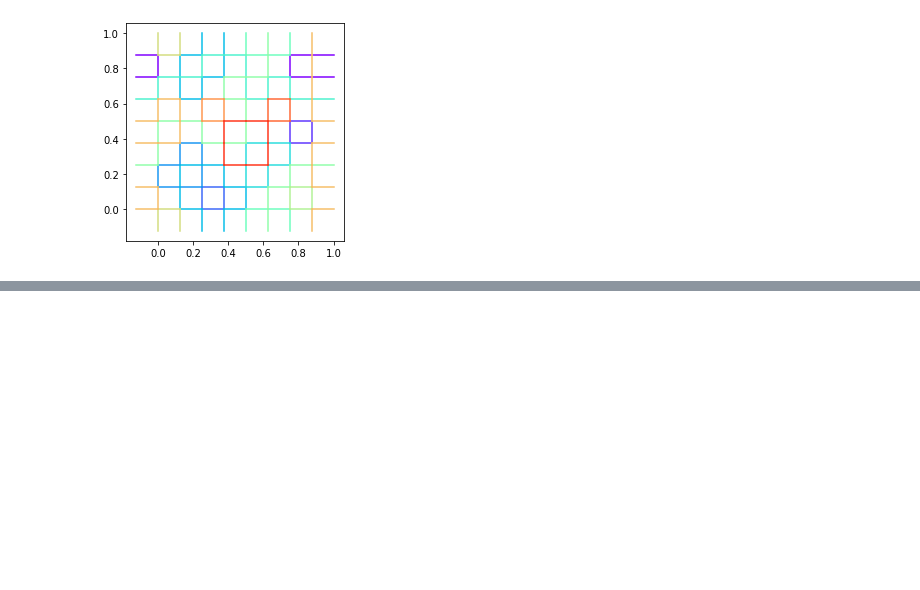
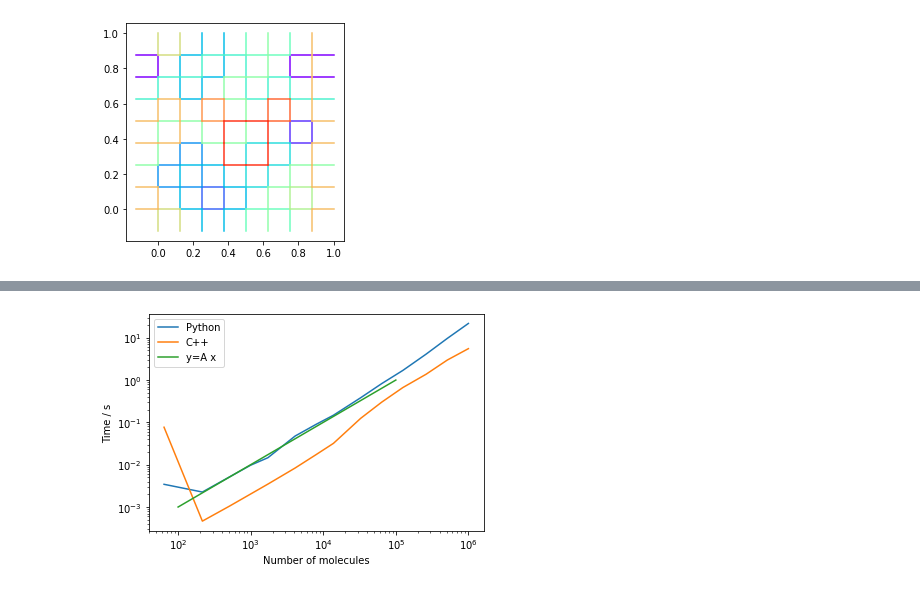
Before and after one commit to vitroid/TileCycles, a Jupyter notebook: TileCycles.ipynb, the cells around one changed output, grey strips where cells are left out. Saved outputs shown, nothing was run; the diff lists cells and outputs as text; code cells hidden in the pictures; blank space fills up the shorter version.

```diff
--- a/TileCycles.ipynb
+++ b/TileCycles.ipynb
@@ -177,8 +177,6 @@ for NN in range(4,100):
     g0 = raw['graph']
     Nnode = g0.number_of_nodes()
 
-    # 一旦無向グラフになおし、
-
     delta = 0.0
     Nrep  = 0
     while delta < maxAccum and Nrep < maxRepeat:
@@ -187,10 +185,7 @@ for NN in range(4,100):
         now = time.time()
         dd = nx.DiGraph()
         for cycle in tileByCycles(g):
-            if random.randint(0,1) == 0:
-                nx.add_cycle(dd, cycle)
-            else:
-                nx.add_cycle(dd, cycle[::-1])
+            nx.add_cycle(dd, cycle)
         delta += time.time() - now
         Nrep  += 1
     delta /= Nrep
@@ -392,0 +439,25 @@ fig1.savefig("map.pdf", bbox='tight')
+# %%
+from matplotlib import pyplot as plt
+
+
+gen  = np.array(gen)
+cpp  = np.array(cpp)
+
+
+fig1, ax = plt.subplots()
+
+lin = np.linspace(1e2, 1e5,100)
+plt.loglog(gen[:,0], gen[:,1], label="Python")
+plt.loglog(cpp[:,0], cpp[:,1], label="C++")
+
+plt.loglog(lin, lin*1e-5, label=r"y=A x")
+plt.legend()
+plt.xlabel("Number of molecules")
+plt.ylabel("Time / s")
+
+fig1.savefig("benchmark-cp-loglog.pdf")
+
+# C++ is four times faster than python,
+# but Python is fast enough...
+# %% [output]
+[figure, added]
```
Also changed, not shown: parts of 3 cells of this notebook, 1 other file.
